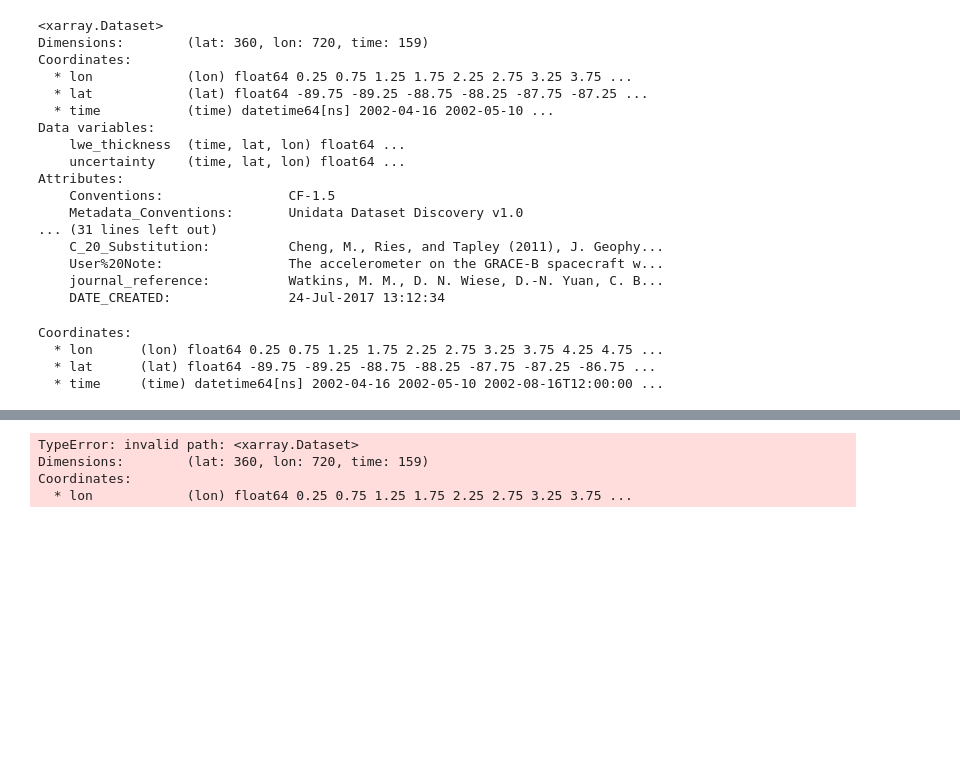
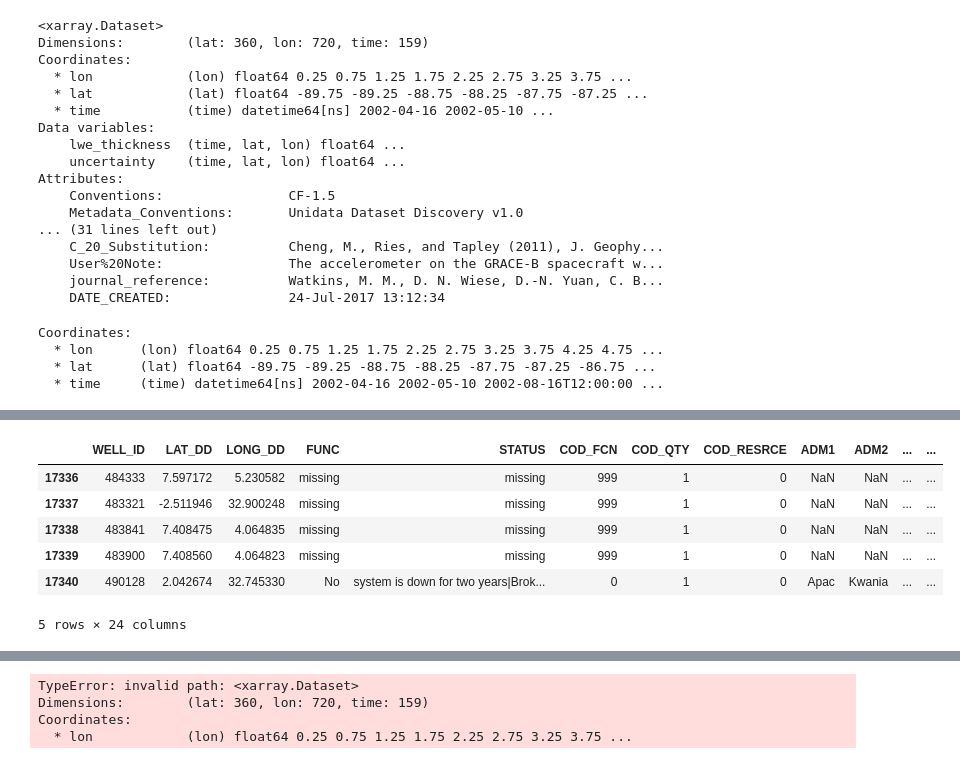
Before and after one commit to yeemey/haackwell, a Jupyter notebook: notebooks/grace_wells_2017.ipynb, the cells around one changed output, grey strips where cells are left out. Drawn from its saved outputs; the diff is of its cells as text; code cells hidden in the pictures; blank space fills up the shorter version.

```diff
--- a/notebooks/grace_wells_2017.ipynb
+++ b/notebooks/grace_wells_2017.ipynb
@@ -32,5 +58,6 @@ nc = 'https://opendap.jpl.nasa.gov:443/opendap/GeodeticsGravity/tellus/L3/mascon
 grace = xr.open_dataset(nc)
 
 # Well data
-csv = 'https://www.hydroshare.org/django_irods/download/d3659dcf575d4090801a74d1ce096d7c/data/contents/WPDx_Well_Function_Upd_151224_xy161117.csv'
+#csv = 'https://www.hydroshare.org/django_irods/download/d3659dcf575d4090801a74d1ce096d7c/data/contents/WPDx_Well_Function_Upd_151224_xy161117.csv'
+csv = os.path.join('/home/jovyan/work/notebooks/haackwell','dat','well-data-2001-2015-no-rainwater.csv')
 wells = pd.read_csv(csv)
@@ -106,0 +321,12 @@ Coordinates:
+# %%
+# get the well coordinate
+wells['coord'] = wells.apply(lambda x: Point(x['LONG_DD'], x['LAT_DD']), axis=1)
+wells.tail()
+# %% [output]
+|  | WELL_ID | LAT_DD | LONG_DD | FUNC | STATUS | COD_FCN | COD_QTY | COD_RESRCE | ADM1 | ADM2 | ... | ... |
+| 17336 | 484333 | 7.597172 | 5.230582 | missing | missing | 999 | 1 | 0 | NaN | NaN | ... | ... |
+| 17337 | 483321 | -2.511946 | 32.900248 | missing | missing | 999 | 1 | 0 | NaN | NaN | ... | ... |
+| 17338 | 483841 | 7.408475 | 4.064835 | missing | missing | 999 | 1 | 0 | NaN | NaN | ... | ... |
+| 17339 | 483900 | 7.408560 | 4.064823 | missing | missing | 999 | 1 | 0 | NaN | NaN | ... | ... |
+| 17340 | 490128 | 2.042674 | 32.745330 | No | system is down for two years|Brok... | 0 | 1 | 0 | Apac | Kwania | ... | ... |
+5 rows × 24 columns
```
Also changed, not shown: parts of 29 cells of this notebook.
